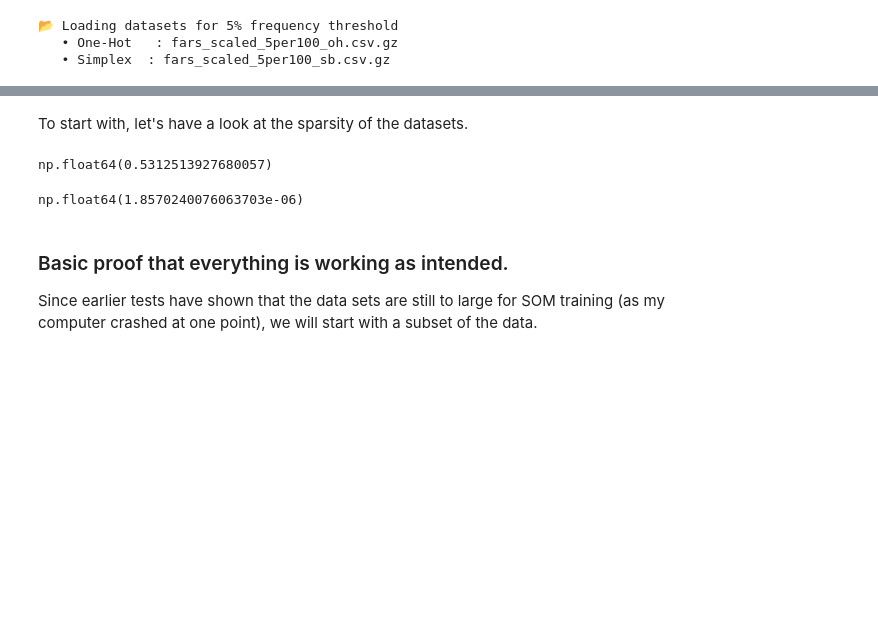
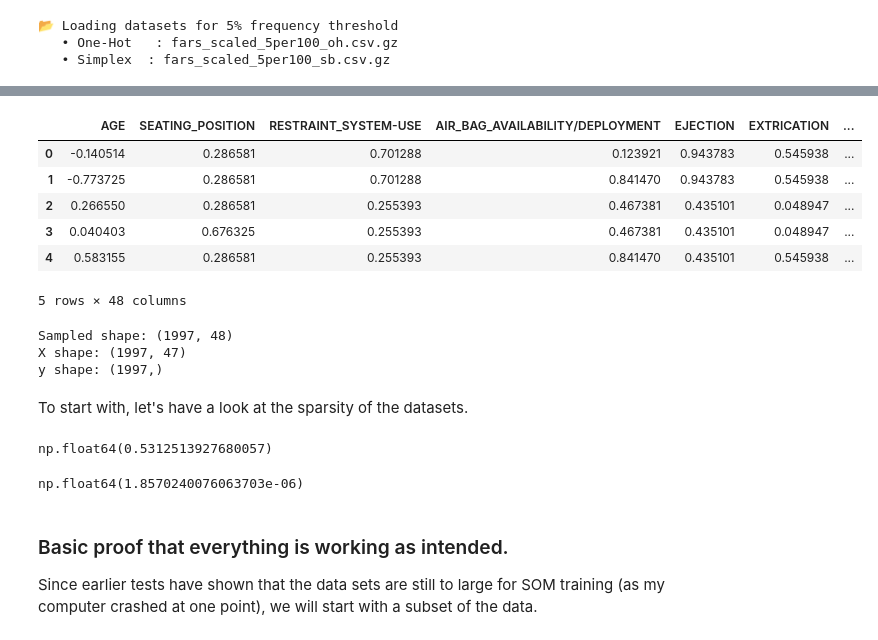
Before and after one commit to benicio-daniel/SOS_Assignment_3, a Jupyter notebook: src/MainNB.ipynb, the cells around one changed output, grey strips where cells are left out. Cells and saved outputs as stored; diff of their text form; code cells hidden in the pictures; blank space fills up the shorter version.

```diff
--- a/src/MainNB.ipynb
+++ b/src/MainNB.ipynb
@@ -1080,3 +1094,59 @@ df_oh_5, df_sb_5 = load_fars_pair(5)
+# %%
+df_sb_5.head()
+# %% [output]
+|  | AGE | SEATING_POSITION | RESTRAINT_SYSTEM-USE | AIR_BAG_AVAILABILITY/DEPLOYMENT | EJECTION | EXTRICATION | ... |
+| 0 | -0.140514 | 0.286581 | 0.701288 | 0.123921 | 0.943783 | 0.545938 | ... |
+| 1 | -0.773725 | 0.286581 | 0.701288 | 0.841470 | 0.943783 | 0.545938 | ... |
+| 2 | 0.266550 | 0.286581 | 0.255393 | 0.467381 | 0.435101 | 0.048947 | ... |
+| 3 | 0.040403 | 0.676325 | 0.255393 | 0.467381 | 0.435101 | 0.048947 | ... |
+| 4 | 0.583155 | 0.286581 | 0.255393 | 0.841470 | 0.435101 | 0.545938 | ... |
+5 rows × 48 columns
+# %%
+# ==============================
+# BASIC SOM PREPARATION BLOCK
+# ==============================
+
+# ---- Settings ----
+N_SAMPLES = 2_000          # z.B. 5k / 10k / 20k
+RANDOM_STATE = 42
+STRATIFIED = True           # False = komplett random
+
+# ---- Input dataframe ----
+# df = df_fars_scaled_1per100_sb  # Beispiel
+df = df_sb_5
+
+# ---- Sampling ----
+if STRATIFIED:
+    df_sampled = (
+        df
+        .groupby("class", group_keys=False)
+        .apply(
+            lambda g: g.sample(
+                n=max(1, int(N_SAMPLES * len(g) / len(df))),
+                random_state=RANDOM_STATE
+            )
+        )
+    )
+else:
+    df_sampled = df.sample(
+        n=N_SAMPLES,
+        random_state=RANDOM_STATE
+    )
+
+df_sampled = df_sampled.reset_index(drop=True)
+
+print("Sampled shape:", df_sampled.shape)
+
+# ---- Split X / y ----
+y = df_sampled["class"].values
+X = df_sampled.drop(columns=["class"])
+
+print("X shape:", X.shape)
+print("y shape:", y.shape)
+# %% [output]
+Sampled shape: (1997, 48)
+X shape: (1997, 47)
+y shape: (1997,)
 # %% [markdown]
 To start with, let's have a look at the sparsity of the datasets.
 # %%
```
Also changed, not shown: parts of 8 cells of this notebook, 1 other file.
